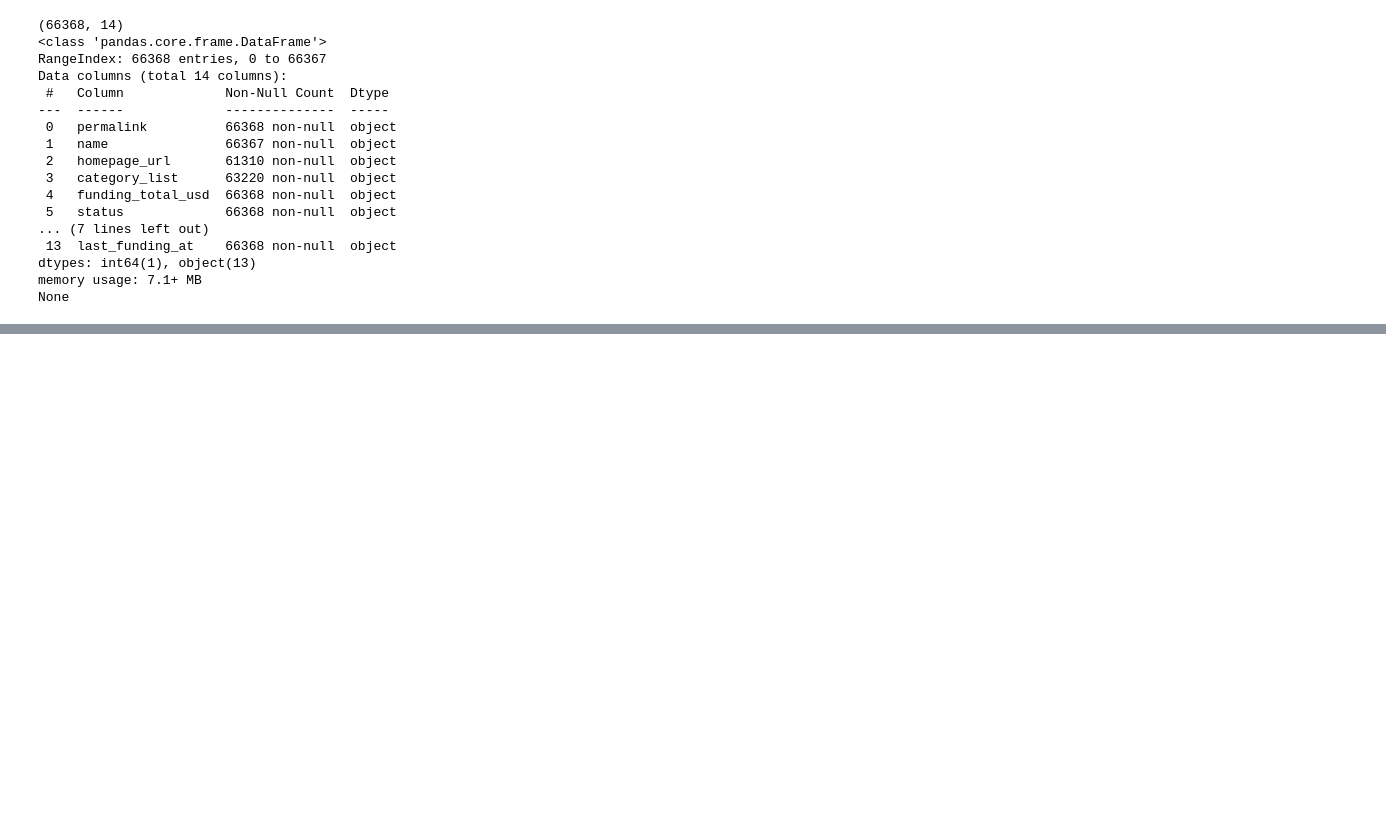
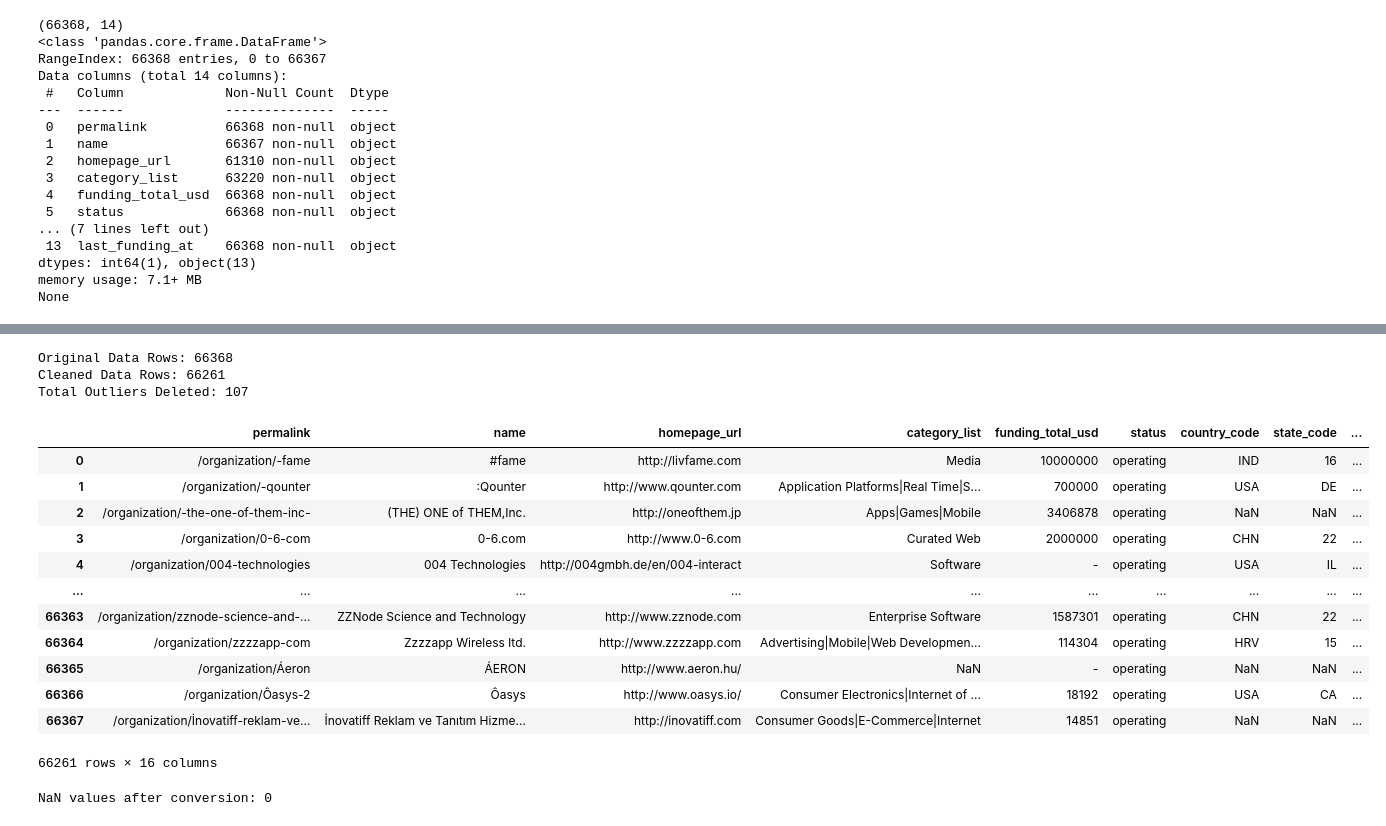
Before and after one commit to meenukumari8511/startup-failure-intelligence, a Jupyter notebook: notebooks/01_data_cleaning.ipynb, the cells around one changed output, grey strips where cells are left out. Drawn from its saved outputs; the diff is of its cells as text; code cells hidden in the pictures; blank space fills up the shorter version.

```diff
--- a/notebooks/01_data_cleaning.ipynb
+++ b/notebooks/01_data_cleaning.ipynb
@@ -28,0 +108,38 @@ None
+# %%
+print("Original Data Rows:", df.shape[0])
+print("Cleaned Data Rows:", df_cleaned.shape[0])
+print("Total Outliers Deleted:", df.shape[0] - df_cleaned.shape[0])
+# %% [output]
+Original Data Rows: 66368
+Cleaned Data Rows: 66261
+Total Outliers Deleted: 107
+# %%
+df_cleaned = df_cleaned.copy() # .copy() lagana zaroori hai
+# %%
+df_cleaned['is_failed'] = np.where(df_cleaned['status'] == 'closed', 1, 0) # np.where lambda se 10x fast hai
+df_cleaned
+# %% [output]
+|  | permalink | name | homepage_url | category_list | funding_total_usd | status | country_code | state_code | ... |
+| 0 | /organization/-fame | #fame | http://livfame.com | Media | 10000000 | operating | IND | 16 | ... |
+| 1 | /organization/-qounter | :Qounter | http://www.qounter.com | Application Platforms|Real Time|S... | 700000 | operating | USA | DE | ... |
+| 2 | /organization/-the-one-of-them-inc- | (THE) ONE of THEM,Inc. | http://oneofthem.jp | Apps|Games|Mobile | 3406878 | operating | NaN | NaN | ... |
+| 3 | /organization/0-6-com | 0-6.com | http://www.0-6.com | Curated Web | 2000000 | operating | CHN | 22 | ... |
+| 4 | /organization/004-technologies | 004 Technologies | http://004gmbh.de/en/004-interact | Software | - | operating | USA | IL | ... |
+| ... | ... | ... | ... | ... | ... | ... | ... | ... | ... |
+| 66363 | /organization/zznode-science-and-... | ZZNode Science and Technology | http://www.zznode.com | Enterprise Software | 1587301 | operating | CHN | 22 | ... |
+| 66364 | /organization/zzzzapp-com | Zzzzapp Wireless ltd. | http://www.zzzzapp.com | Advertising|Mobile|Web Developmen... | 114304 | operating | HRV | 15 | ... |
+| 66365 | /organization/Áeron | ÁERON | http://www.aeron.hu/ | NaN | - | operating | NaN | NaN | ... |
+| 66366 | /organization/Ôasys-2 | Ôasys | http://www.oasys.io/ | Consumer Electronics|Internet of ... | 18192 | operating | USA | CA | ... |
+| 66367 | /organization/İnovatiff-reklam-ve... | İnovatiff Reklam ve Tanıtım Hizme... | http://inovatiff.com | Consumer Goods|E-Commerce|Internet | 14851 | operating | NaN | NaN | ... |
+66261 rows × 16 columns
+# %%
+# 1. Convert string/hyphen data into numeric values, coercing invalid strings into NaN
+df_cleaned['funding_total_usd'] = pd.to_numeric(df_cleaned['funding_total_usd'], errors='coerce')
+
+# 2. Verify and count the total number of NaN (missing) values generated after conversion
+print("NaN values after conversion:", df_cleaned['funding_total_usd'].isnull().sum())
+
+# 3. Impute all missing/NaN values in the funding column with 0 (representing no funding received)
+df_cleaned['funding_total_usd'] = df_cleaned['funding_total_usd'].fillna(0)
+# %% [output]
+NaN values after conversion: 0
```
Also changed, not shown: parts of 9 cells of this notebook.
